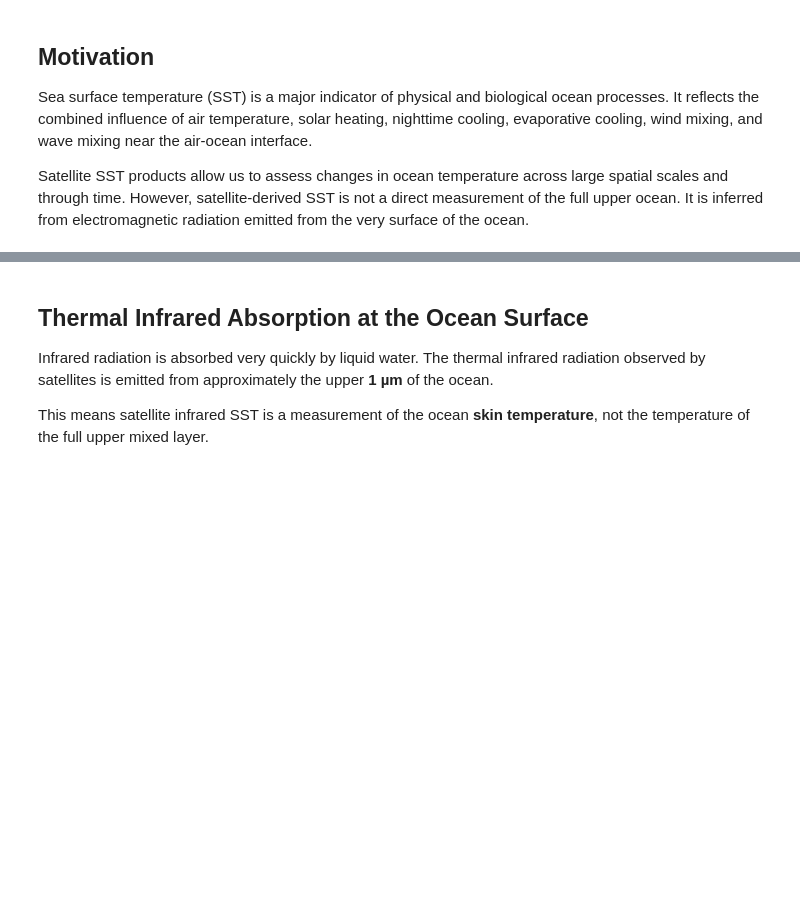
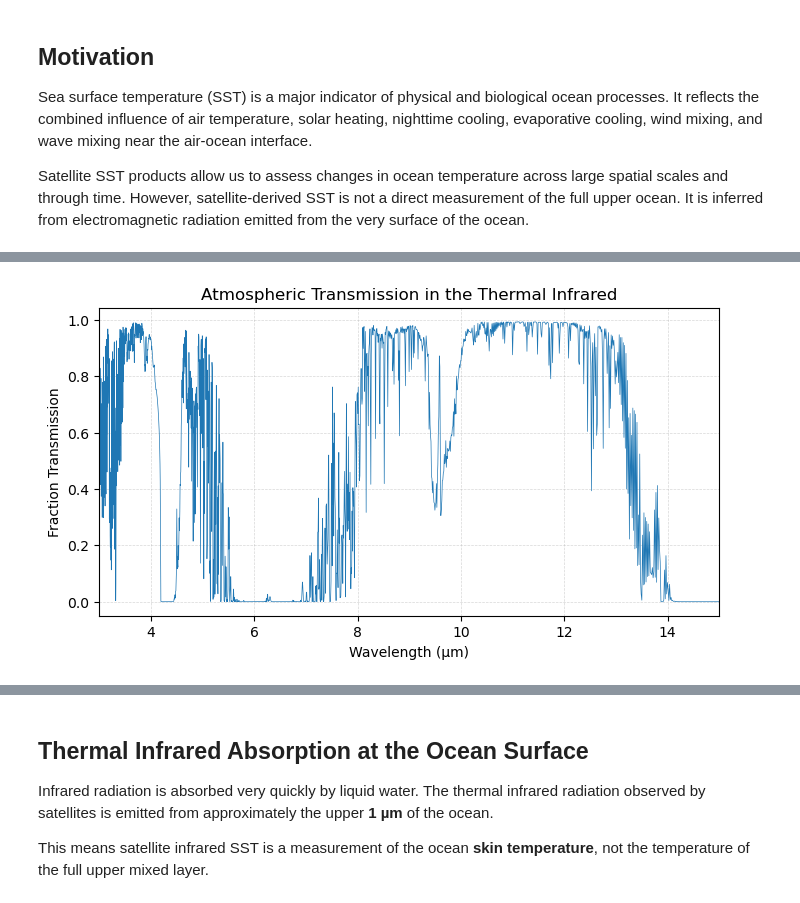
Before and after one commit to ProfMikeWood/ocean_remote_sensing_book, a Jupyter notebook: sst/sst_physical_basis.ipynb, the cells around one changed output, grey strips where cells are left out. Cells and saved outputs as stored; diff of their text form; code cells hidden in the pictures; blank space fills up the shorter version.

```diff
--- a/sst/sst_physical_basis.ipynb
+++ b/sst/sst_physical_basis.ipynb
@@ -129,0 +128,16 @@ There is a trade-off: the 4 µm region can have lower water-vapor impact, but th
+# %%
+# read in the data
+skymodel_data = np.genfromtxt('../data/sst/skycalc_blackbody_transmission_3to15um.csv',
+                            delimiter=',', skip_header=1)
+
+# Figure
+plt.figure(figsize=(8, 4))
+plt.plot(skymodel_data[:,0], skymodel_data[:,1], linewidth=0.5)
+plt.xlabel('Wavelength (µm)')
+plt.ylabel('Fraction Transmission')
+plt.title('Atmospheric Transmission in the Thermal Infrared')
+plt.grid(linestyle='--', linewidth=0.5, alpha=0.5)
+plt.xlim([3,15])
+plt.show()
+# %% [output]
+[figure, added]
```
Also changed, not shown: parts of 17 cells of this notebook, 6 other files.
